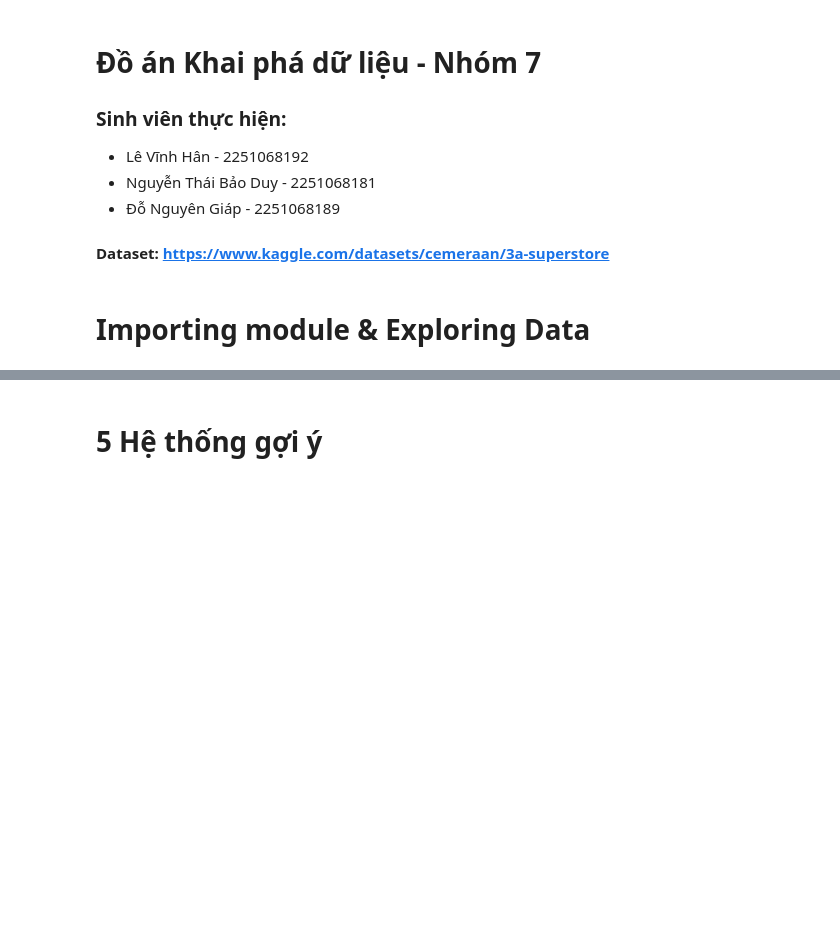
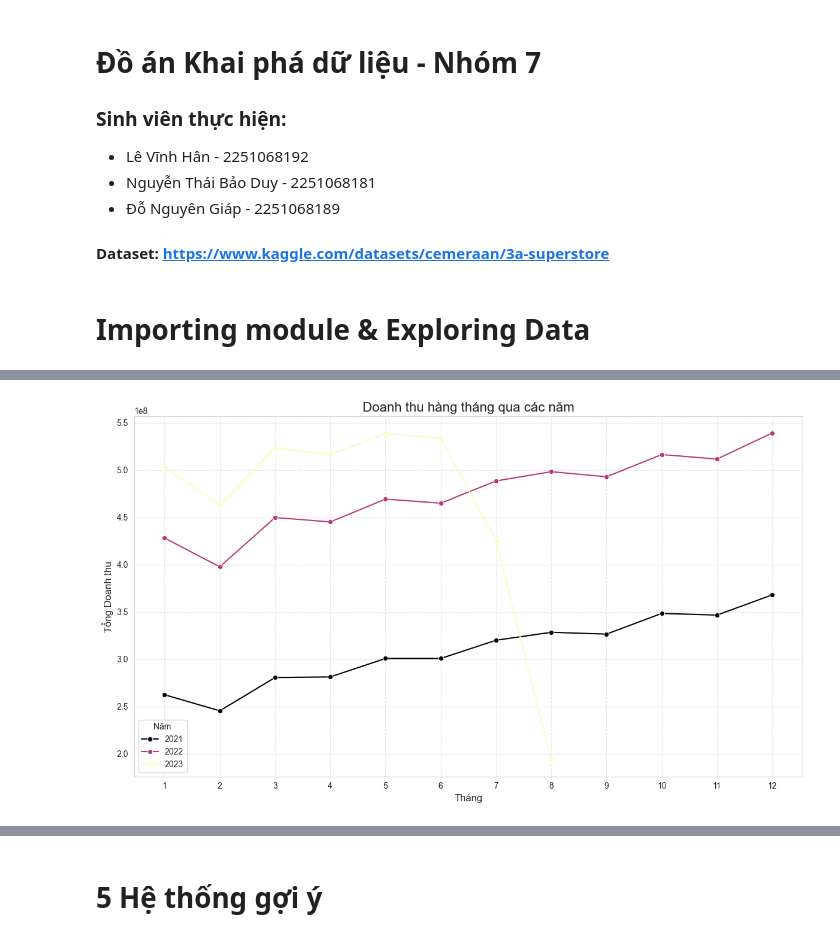
Before and after one commit to Hanhoclaptrinh/data-mining, a Jupyter notebook: source/Nhom7.ipynb, the cells around one changed output, grey strips where cells are left out. Saved outputs shown, nothing was run; the diff lists cells and outputs as text; code cells hidden in the pictures; blank space fills up the shorter version.

```diff
--- a/source/Nhom7.ipynb
+++ b/source/Nhom7.ipynb
@@ -183,0 +106,5 @@ plt.show()
+# %%
+# tổng doanh thu gộp
+df = df.with_columns(
+    pl.sum("gross_revenue").over("order_id").alias("total_gross_revenue_per_order")
+)
@@ -183,0 +121,5 @@ plt.show()
+# %%
+# tính lại discount_amount
+df = df.with_columns(
+    (pl.col("gross_revenue") - pl.col("net_revenue")).alias("discount_amount")
+)
@@ -183,0 +313,20 @@ plt.show()
+# %%
+plt.figure(figsize=(12, 7))
+sns.lineplot(
+    data=monthly_revenue,
+    x="order_month",
+    y="monthly_revenue",
+    hue="order_year",
+    marker="o",
+    palette="magma"
+)
+plt.title("Doanh thu hàng tháng qua các năm", fontsize=16)
+plt.xlabel("Tháng", fontsize=12)
+plt.ylabel("Tổng Doanh thu", fontsize=12)
+plt.xticks(range(1, 13))
+plt.legend(title="Năm")
+plt.grid(True, alpha=0.5, linestyle='--')
+plt.tight_layout()
+plt.show()
+# %% [output]
+[figure, added]
```
Also changed, not shown: parts of 61 cells of this notebook.
